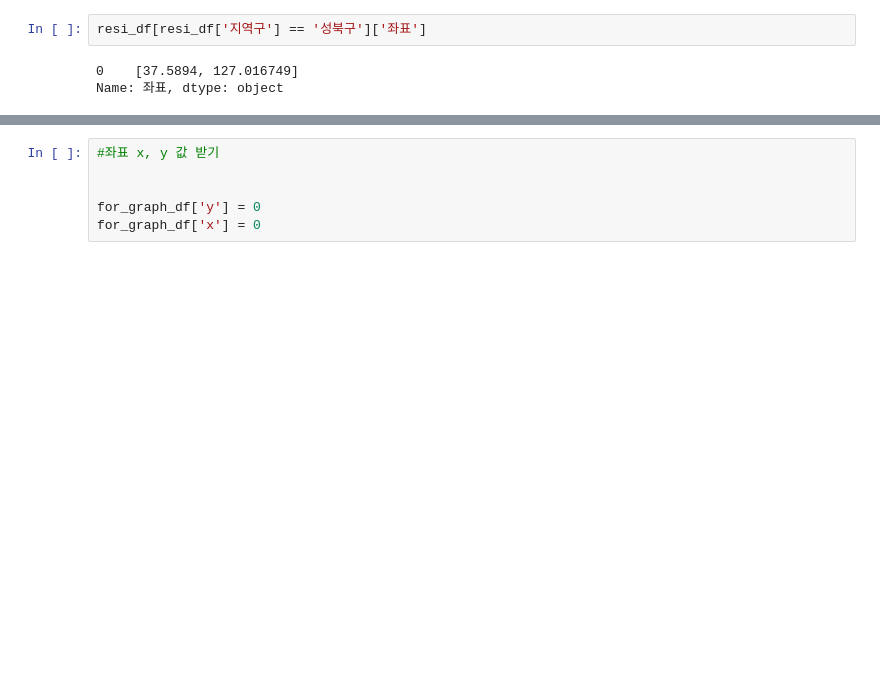
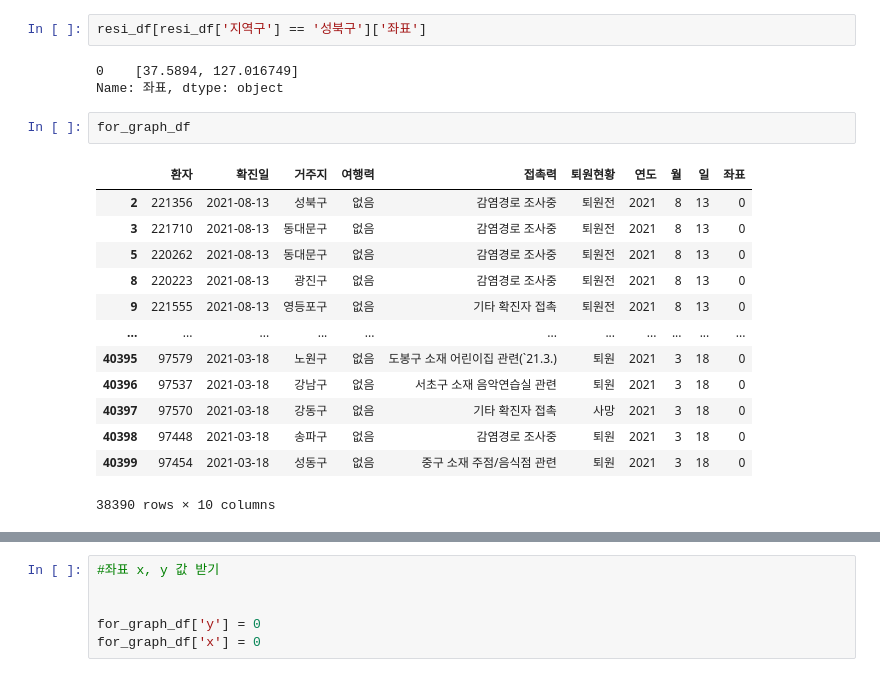
Before and after one commit to kurt7191/covid19, a Jupyter notebook: code/은준/서울특별시 코로나 바이러스 시각화 분석(3).ipynb, the cells around one changed output, grey strips where cells are left out. Cells and saved outputs as stored; diff of their text form; blank space fills up the shorter version.

```diff
--- a/code/은준/서울특별시 코로나 바이러스 시각화 분석(3).ipynb
+++ b/code/은준/서울특별시 코로나 바이러스 시각화 분석(3).ipynb
@@ -269,6 +269,22 @@ resi_df[resi_df['지역구'] == '성북구']['좌표']
 # %% [output]
 0    [37.5894, 127.016749]
 Name: 좌표, dtype: object
+# %%
+for_graph_df
+# %% [output]
+|  | 환자 | 확진일 | 거주지 | 여행력 | 접촉력 | 퇴원현황 | 연도 | 월 | 일 | 좌표 |
+| 2 | 221356 | 2021-08-13 | 성북구 | 없음 | 감염경로 조사중 | 퇴원전 | 2021 | 8 | 13 | 0 |
+| 3 | 221710 | 2021-08-13 | 동대문구 | 없음 | 감염경로 조사중 | 퇴원전 | 2021 | 8 | 13 | 0 |
+| 5 | 220262 | 2021-08-13 | 동대문구 | 없음 | 감염경로 조사중 | 퇴원전 | 2021 | 8 | 13 | 0 |
+| 8 | 220223 | 2021-08-13 | 광진구 | 없음 | 감염경로 조사중 | 퇴원전 | 2021 | 8 | 13 | 0 |
+| 9 | 221555 | 2021-08-13 | 영등포구 | 없음 | 기타 확진자 접촉 | 퇴원전 | 2021 | 8 | 13 | 0 |
+| ... | ... | ... | ... | ... | ... | ... | ... | ... | ... | ... |
+| 40395 | 97579 | 2021-03-18 | 노원구 | 없음 | 도봉구 소재 어린이집 관련(`21.3.) | 퇴원 | 2021 | 3 | 18 | 0 |
+| 40396 | 97537 | 2021-03-18 | 강남구 | 없음 | 서초구 소재 음악연습실 관련 | 퇴원 | 2021 | 3 | 18 | 0 |
+| 40397 | 97570 | 2021-03-18 | 강동구 | 없음 | 기타 확진자 접촉 | 사망 | 2021 | 3 | 18 | 0 |
+| 40398 | 97448 | 2021-03-18 | 송파구 | 없음 | 감염경로 조사중 | 퇴원 | 2021 | 3 | 18 | 0 |
+| 40399 | 97454 | 2021-03-18 | 성동구 | 없음 | 중구 소재 주점/음식점 관련 | 퇴원 | 2021 | 3 | 18 | 0 |
+38390 rows × 10 columns
 # %%
 for_graph_df['좌표'] = 0
 
```
Also changed, not shown: parts of 17 cells of this notebook, 2 other files.
